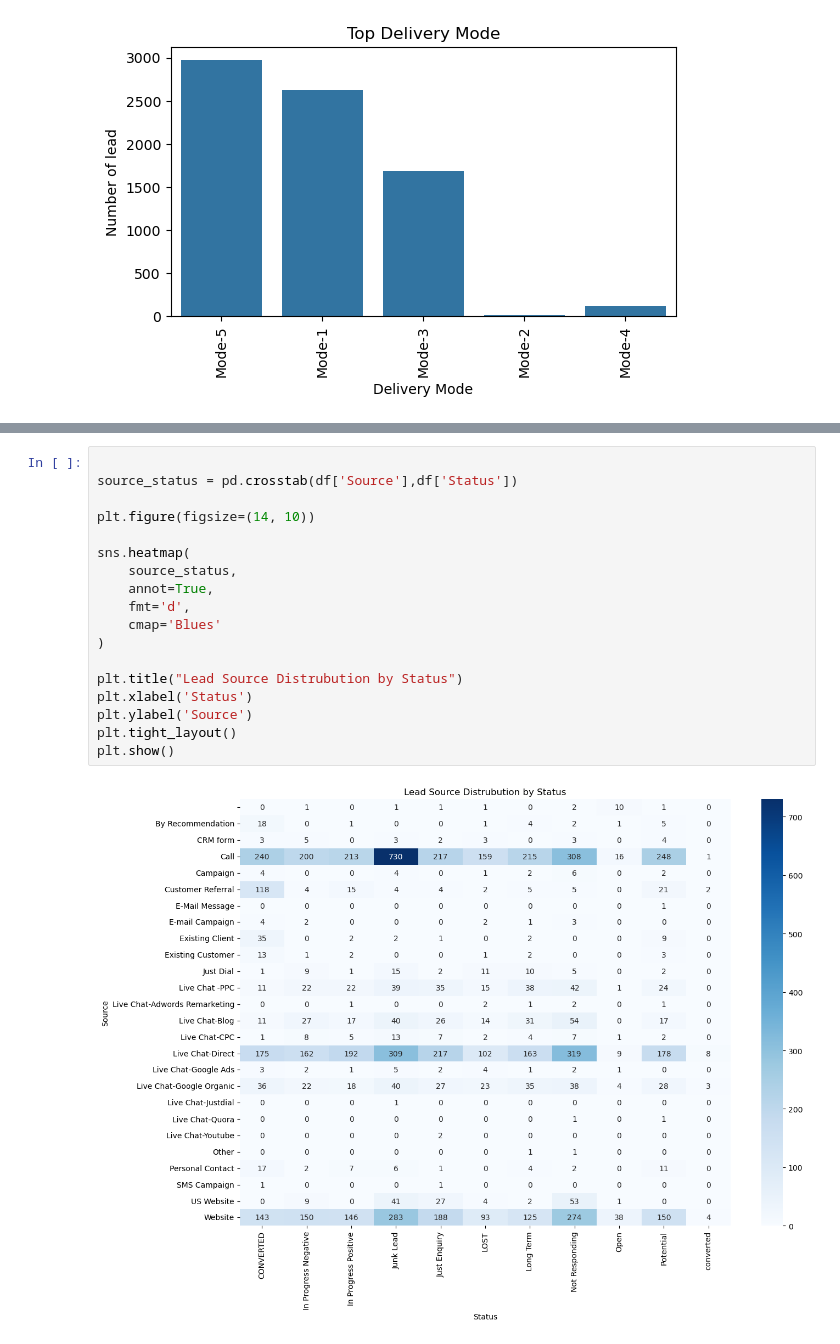
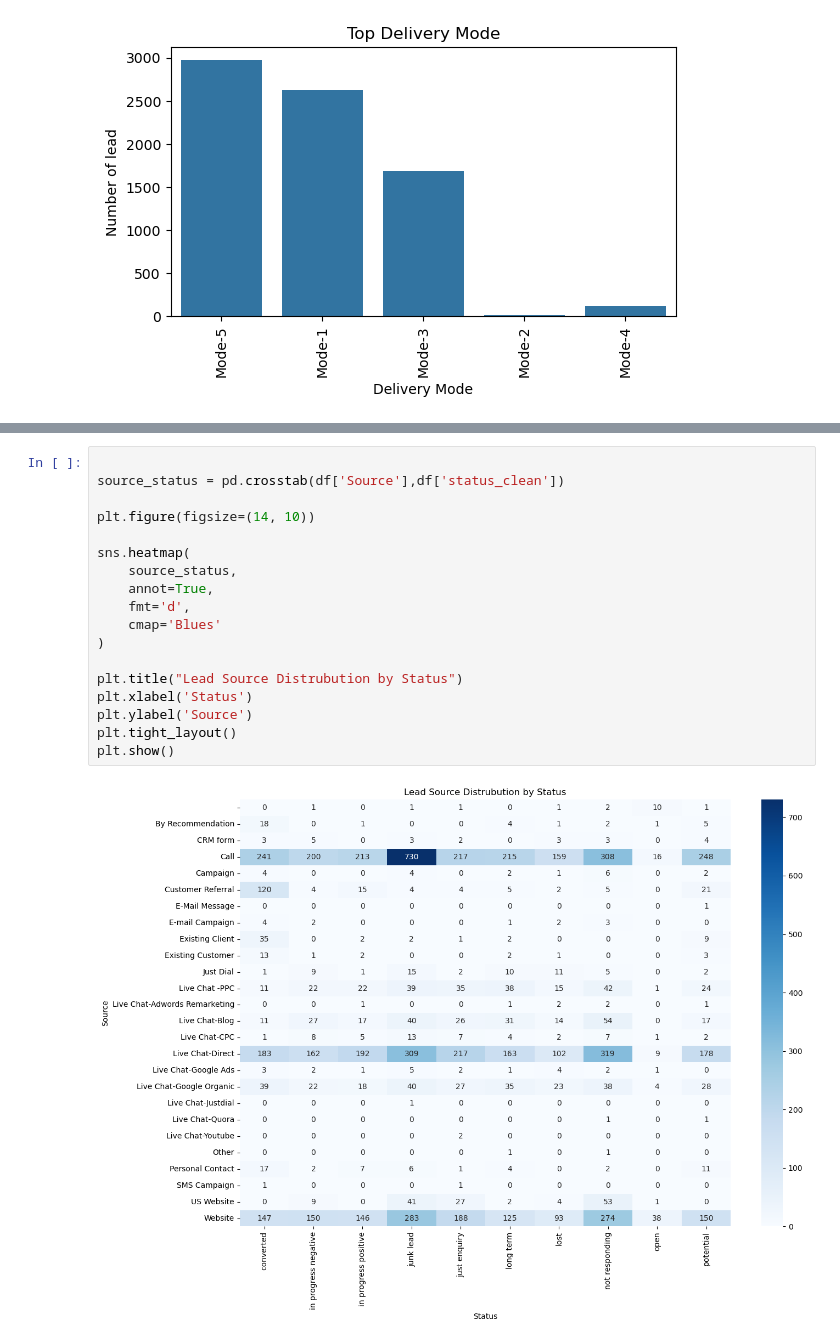
Before and after one commit to shiv-1024/Sales_Effectiveness, a Jupyter notebook: main.ipynb, the cells around one changed output, grey strips where cells are left out. Drawn from its saved outputs; the diff is of its cells as text.

```diff
--- a/main.ipynb
+++ b/main.ipynb
@@ -443,20 +443,20 @@ plt.show()
 # %%
 
-source_status = pd.crosstab(df['Source'],df['Status'])
+source_status = pd.crosstab(df['Source'],df['status_clean'])
 
 plt.figure(figsize=(14, 10))
 
 sns.heatmap(
     source_status,
     annot=True,
     fmt='d',
     cmap='Blues'
 )
 
 plt.title("Lead Source Distrubution by Status")
 plt.xlabel('Status')
 plt.ylabel('Source')
 plt.tight_layout()
 plt.show()
 # %% [output]
-[figure, old version]
+[figure, new version]
```
Also changed, not shown: parts of 19 cells of this notebook.
